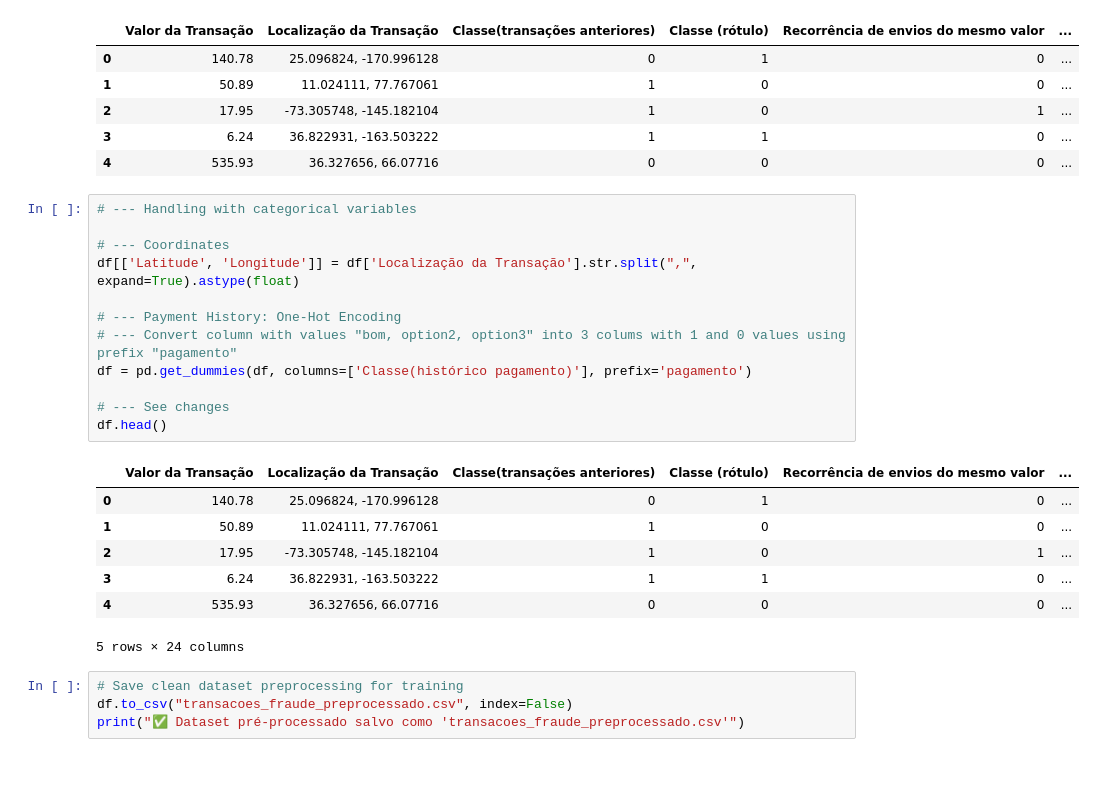
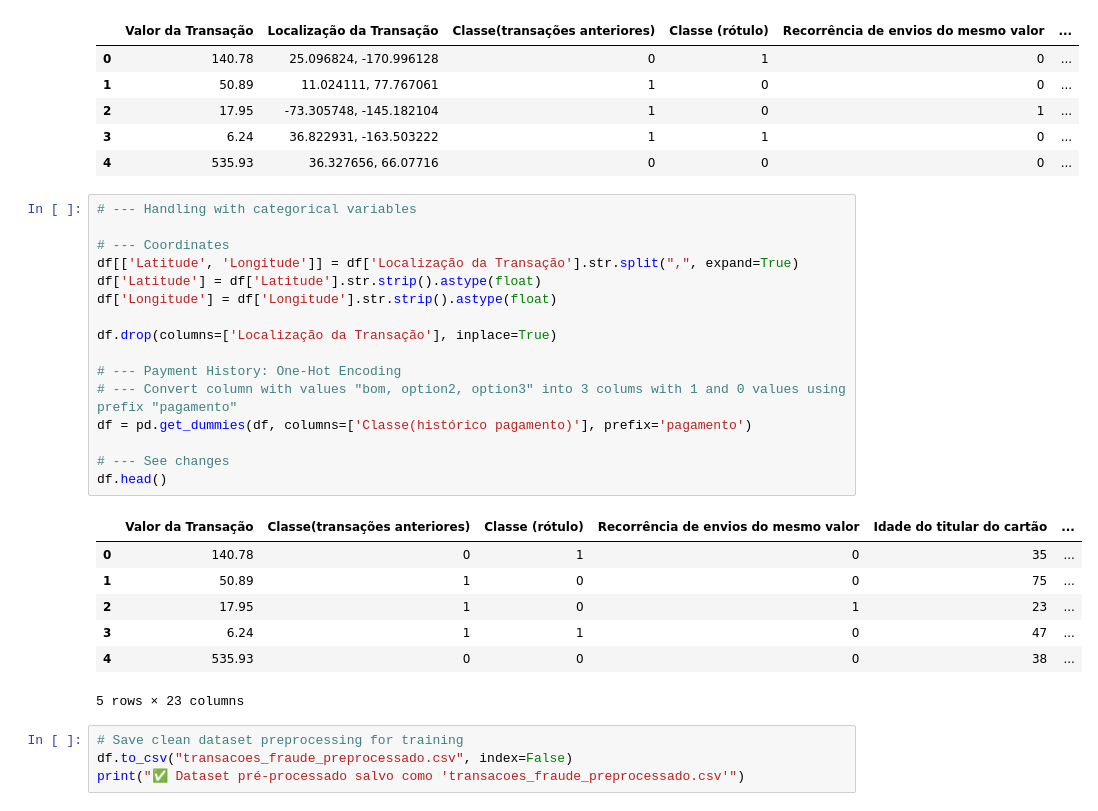
Before and after one commit to luisstarlino/Py-FraudDetectionAI, a Jupyter notebook: 02_preprocessing_data.ipynb, the cells around one changed output. Drawn from its saved outputs; the diff is of its cells as text; blank space fills up the shorter version.

```diff
--- a/02_preprocessing_data.ipynb
+++ b/02_preprocessing_data.ipynb
@@ -134,23 +134,27 @@ df.head()
 # %%
 # --- Handling with categorical variables
 
 # --- Coordinates
-df[['Latitude', 'Longitude']] = df['Localização da Transação'].str.split(",", expand=True).astype(float)
+df[['Latitude', 'Longitude']] = df['Localização da Transação'].str.split(",", expand=True)
+df['Latitude'] = df['Latitude'].str.strip().astype(float)
+df['Longitude'] = df['Longitude'].str.strip().astype(float)
+
+df.drop(columns=['Localização da Transação'], inplace=True)
 
 # --- Payment History: One-Hot Encoding
 # --- Convert column with values "bom, option2, option3" into 3 colums with 1 and 0 values using prefix "pagamento"
 df = pd.get_dummies(df, columns=['Classe(histórico pagamento)'], prefix='pagamento')
 
 # --- See changes
 df.head()
 # %% [output]
-|  | Valor da Transação | Localização da Transação | Classe(transações anteriores) | Classe (rótulo) | Recorrência de envios do mesmo valor | ... |
-| 0 | 140.78 | 25.096824, -170.996128 | 0 | 1 | 0 | ... |
-| 1 | 50.89 | 11.024111, 77.767061 | 1 | 0 | 0 | ... |
-| 2 | 17.95 | -73.305748, -145.182104 | 1 | 0 | 1 | ... |
-| 3 | 6.24 | 36.822931, -163.503222 | 1 | 1 | 0 | ... |
-| 4 | 535.93 | 36.327656, 66.07716 | 0 | 0 | 0 | ... |
+|  | Valor da Transação | Classe(transações anteriores) | Classe (rótulo) | Recorrência de envios do mesmo valor | Idade do titular do cartão | ... |
+| 0 | 140.78 | 0 | 1 | 0 | 35 | ... |
+| 1 | 50.89 | 1 | 0 | 0 | 75 | ... |
+| 2 | 17.95 | 1 | 0 | 1 | 23 | ... |
+| 3 | 6.24 | 1 | 1 | 0 | 47 | ... |
+| 4 | 535.93 | 0 | 0 | 0 | 38 | ... |
-5 rows × 24 columns
+5 rows × 23 columns
 # %%
 # Save clean dataset preprocessing for training
 df.to_csv("transacoes_fraude_preprocessado.csv", index=False)
```
Also changed, not shown: parts of 2 cells of this notebook, 2 other files.
